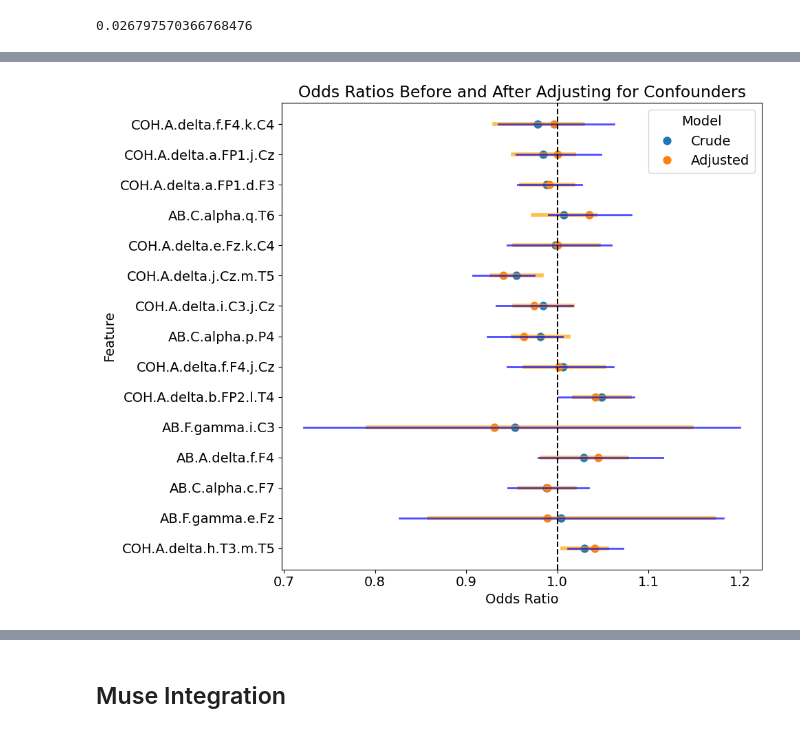
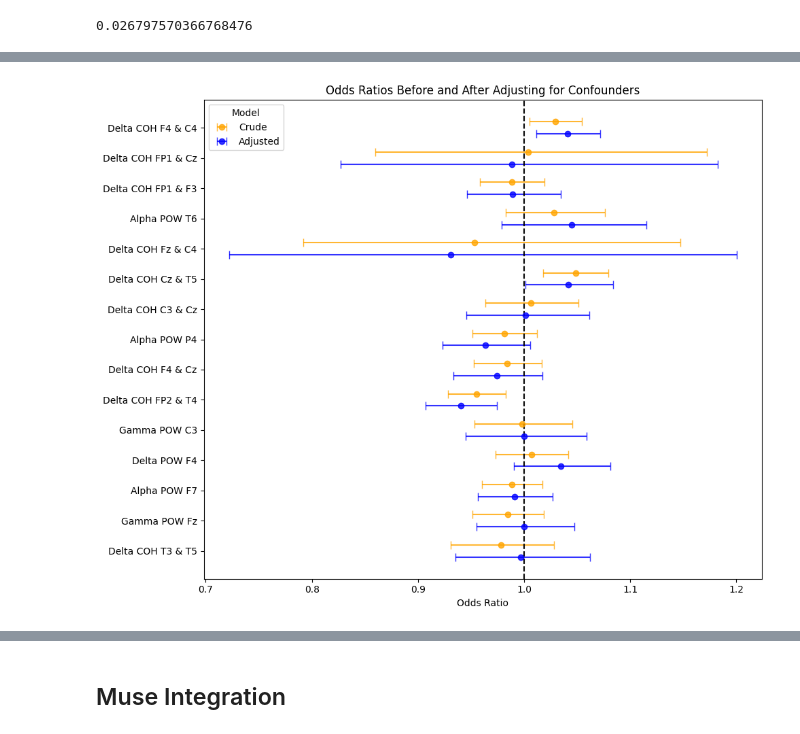
Before and after one commit to khushee-g/EEG, a Jupyter notebook: Complete_Simplified_Code.ipynb, the cells around one changed output, grey strips where cells are left out. Cells and saved outputs as stored; diff of their text form; code cells hidden in the pictures.

```diff
--- a/Complete_Simplified_Code.ipynb
+++ b/Complete_Simplified_Code.ipynb
@@ -247,8 +252,6 @@ import seaborn as sns
 import matplotlib.pyplot as plt
 from sklearn.impute import SimpleImputer
 
-# Read data
-
 data1 = pd.read_csv('/content/EEG.machinelearing_data_BRMH.csv')
 data1 = data1[data1['specific_disorder'].isin(['Behavioral addiction disorder', 'Healthy control'])]
 data1['sex'] = data1['sex'].replace({'M': 1, 'F': 2})
@@ -256,74 +259,84 @@ data1['sex'] = data1['sex'].replace({'M': 1, 'F': 2})
 confounders = ['age', 'sex', 'IQ', 'education']
 data1 = data1.dropna(subset=confounders)
 
-# Define target variable
-y = data1['specific_disorder'].apply(lambda x: 1 if x == "Behavioral addiction disorder" else 0)
-y = y.reset_index(drop=True)
+y = data1['specific_disorder'].apply(lambda x: 1 if x == "Behavioral addiction disorder" else 0).reset_index(drop=True)
 
-# Define features and confounders
 feature_names = top_15_features['feature'].tolist()
-confounders = ['age', 'sex', 'IQ', 'education']
 all_features = feature_names + confounders
 
-# Impute missing values for all features
 imp_mean = SimpleImputer(missing_values=np.nan, strategy='mean')
 data2 = imp_mean.fit_transform(data1[all_features])
 X_all = pd.DataFrame(data2, columns=all_features)
 
-# Split into crude and adjusted feature sets
-X_crude = X_all[feature_names]
-X_adjusted = X_all[all_features]
+Xc = sm.add_constant(X_all[feature_names])
+model_crude = sm.Logit(y, Xc).fit(disp=0)
+or_crude = np.exp(model_crude.params[1:])
+ci_crude = np.exp(model_crude.conf_int().iloc[1:])
 
-# --- Crude model ---
-Xc = sm.add_constant(X_crude)
-model_crude = sm.Logit(y, Xc).fit(disp=0)
-or_crude = np.exp(model_crude.params[1:])  # exclude intercept
-ci_crude = model_crude.conf_int().iloc[1:]  # exclude intercept
-ci_crude = np.exp(ci_crude)
+Xa = sm.add_constant(X_all[all_features])
+model_adj = sm.Logit(y, Xa).fit(disp=0)
+or_adj = np.exp(model_adj.params[1:])
+ci_adj = np.exp(model_adj.conf_int().iloc[1:])
 
-# --- Adjusted model ---
-Xa = sm.add_constant(X_adjusted)
-model_adj = sm.Logit(y, Xa).fit(disp=0)
-or_adj = np.exp(model_adj.params[1:])  # exclude intercept
-ci_adj = model_adj.conf_int().iloc[1:]  # exclude intercept
-ci_adj = np.exp(ci_adj)
+name_map = {
+    'COH.A.delta.f.F4.k.C4': 'Delta COH F4 & C4',
+    'COH.A.delta.j.Cz.m.T5': 'Delta COH Cz & T5',
+    'COH.A.delta.f.F4.h.T3': 'Delta COH F4 & T3',
+    'COH.A.delta.b.FP2.l.T4': 'Delta COH FP2 & T4',
+    'COH.A.delta.a.FP1.j.Cz': 'Delta COH FP1 & Cz',
+    'COH.A.delta.a.FP1.d.F3': 'Delta COH FP1 & F3',
+    'AB.C.alpha.q.T6': 'Alpha POW T6',
+    'COH.A.delta.e.Fz.k.C4': 'Delta COH Fz & C4',
+    'COH.A.delta.i.C3.j.Cz': 'Delta COH C3 & Cz',
+    'AB.C.alpha.p.P4': 'Alpha POW P4',
+    'COH.A.delta.h.T3.m.T5': 'Delta COH T3 & T5',
+    'COH.A.delta.f.F4.j.Cz': 'Delta COH F4 & Cz',
+    'AB.F.gamma.i.C3': 'Gamma POW C3',
+    'AB.F.gamma.e.Fz': 'Gamma POW Fz',
+    'AB.A.delta.f.F4': 'Delta POW F4',
+    'AB.C.alpha.c.F7': 'Alpha POW F7',
+}
 
-# --- Prepare DataFrame for plotting ---
-def create_df(odds_ratios, ci, label):
+def create_df(odds_ratios, ci, label, offset):
     return pd.DataFrame({
-        'Variable': odds_ratios.index,
+        'Variable': odds_ratios.index.map(lambda x: name_map.get(x, x)),
         'Odds Ratio': odds_ratios.values,
         'Lower Bound': ci[0].values,
         'Upper Bound': ci[1].values,
-        'Model': label
+        'Model': label,
+        'Offset': offset
     })
 
-df_crude = create_df(or_crude, ci_crude, 'Crude')
-df_adj = create_df(or_adj.loc[feature_names], ci_adj.loc[feature_names], 'Adjusted')  # filter for the 15
+df_crude = create_df(or_crude, ci_crude, 'Crude', -0.2)
+df_adj = create_df(or_adj.loc[feature_names], ci_adj.loc[feature_names], 'Adjusted', 0.2)
 
-# Combine and plot
-df_plot = pd.concat([df_crude, df_adj], axis=0)
+df_plot = pd.concat([df_crude, df_adj], ignore_index=True)
+
+df_plot['Feature'] = pd.Categorical(df_plot['Variable'], categories=[name_map.get(f, f) for f in feature_names], ordered=True)
+df_plot = df_plot.sort_values(by='Feature', ascending=False)
 
 plt.figure(figsize=(10, 8))
-sns.pointplot(data=df_plot, x='Odds Ratio', y='Variable', hue='Model', join=False)
+for model, color in zip(['Crude', 'Adjusted'], ['orange', 'blue']):
+    subset = df_plot[df_plot['Model'] == model]
+    plt.errorbar(
+        x=subset['Odds Ratio'],
+        y=np.arange(len(subset)) + subset['Offset'],
+        xerr=[subset['Odds Ratio'] - subset['Lower Bound'], subset['Upper Bound'] - subset['Odds Ratio']],
+        fmt='o',
+        label=model,
+        color=color,
+        capsize=4,
+        alpha=0.8,
+        markersize=6
+    )
 
-# Add error bars
-for i, row in df_plot.iterrows():
-    plt.plot(
-    [row['Lower Bound'], row['Upper Bound']],
-    [row['Variable'], row['Variable']],
-    color='orange' if row['Model'] == 'Crude' else 'blue',
-    linewidth=4 if row['Model'] == 'Crude' else 2,  # Crude lines are thicker
-    alpha=0.7
-)
-
-
+plt.yticks(ticks=np.arange(len(df_crude)), labels=df_crude['Variable'])
 plt.axvline(1, linestyle='--', color='black')
+plt.xlabel('Odds Ratio')
 plt.title('Odds Ratios Before and After Adjusting for Confounders')
-plt.xlabel('Odds Ratio')
-plt.ylabel('Feature')
 plt.legend(title='Model')
 plt.tight_layout()
+plt.gca().invert_yaxis()
 plt.show()
 # %% [output]
-[figure, old version]
+[figure, new version]
```
Also changed, not shown: parts of 13 cells of this notebook.
